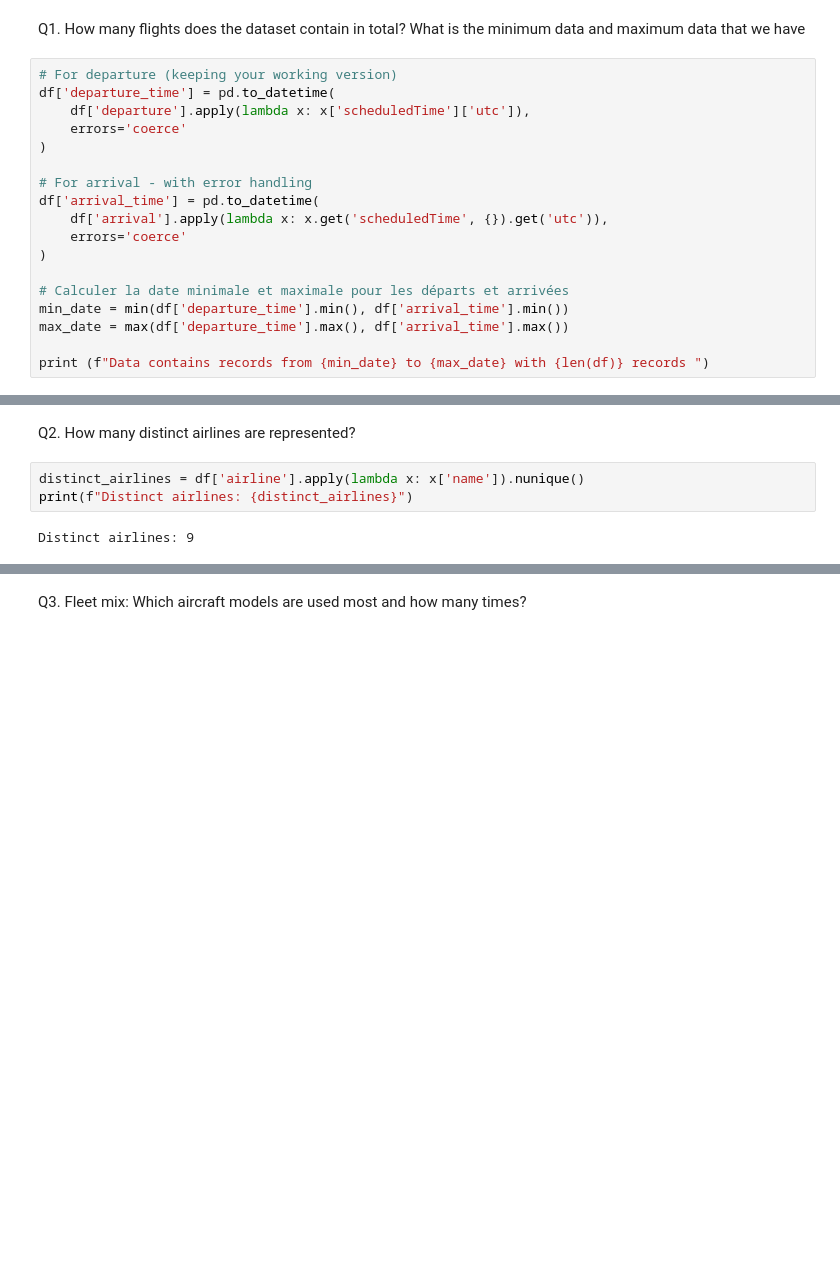
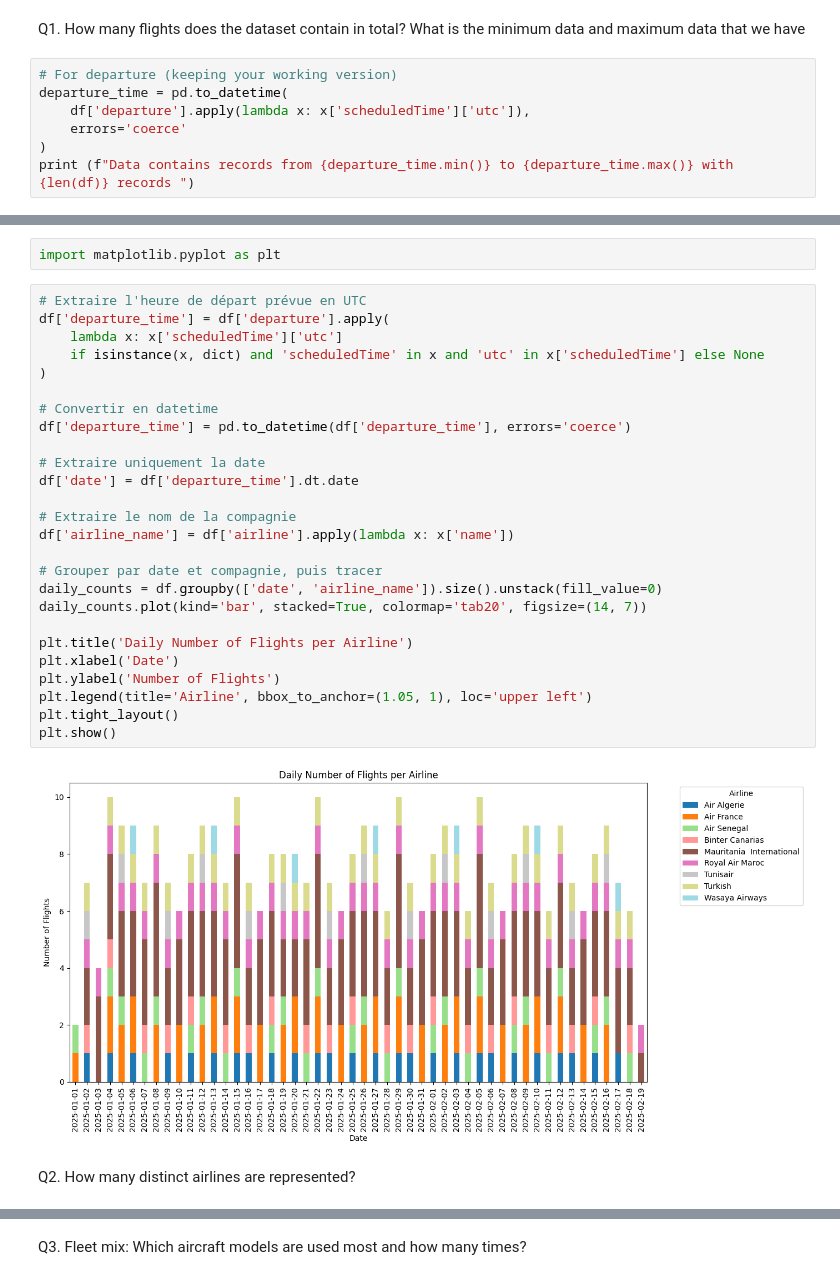
Before and after one commit to abedelb/rimai, a Jupyter notebook: courses/data-engineering/course-2/nkc_airport_analyisis.ipynb, the cells around one changed output, grey strips where cells are left out. Cells and saved outputs as stored; diff of their text form; blank space fills up the shorter version.

Commit message:
Fix: add plots and fix Q5

```diff
--- a/courses/data-engineering/course-2/nkc_airport_analyisis.ipynb
+++ b/courses/data-engineering/course-2/nkc_airport_analyisis.ipynb
@@ -161,20 +161,9 @@ df.head()
 Q1. How many flights does the dataset contain in total? What is the minimum data and maximum data that we have
 # %%
 # For departure (keeping your working version)
-df['departure_time'] = pd.to_datetime(
+departure_time = pd.to_datetime(
     df['departure'].apply(lambda x: x['scheduledTime']['utc']),
     errors='coerce'
 )
-
-# For arrival - with error handling
-df['arrival_time'] = pd.to_datetime(
-    df['arrival'].apply(lambda x: x.get('scheduledTime', {}).get('utc')),
-    errors='coerce'
-)
-
-# Calculer la date minimale et maximale pour les départs et arrivées
-min_date = min(df['departure_time'].min(), df['arrival_time'].min())
-max_date = max(df['departure_time'].max(), df['arrival_time'].max())
-
-print (f"Data contains records from {min_date} to {max_date} with {len(df)} records ")
+print (f"Data contains records from {departure_time.min()} to {departure_time.max()} with {len(df)} records ")
 # %% [output]
@@ -182,7 +176,32 @@ Data contains records from 2025-01-01 21:15:00+00:00 to 2025-02-19 09:30:00+00:0
+# %%
+import matplotlib.pyplot as plt
+# %%
+# Extraire l'heure de départ prévue en UTC
+df['departure_time'] = df['departure'].apply(
+    lambda x: x['scheduledTime']['utc']
+    if isinstance(x, dict) and 'scheduledTime' in x and 'utc' in x['scheduledTime'] else None
+)
+
+# Convertir en datetime
+df['departure_time'] = pd.to_datetime(df['departure_time'], errors='coerce')
+
+# Extraire uniquement la date
+df['date'] = df['departure_time'].dt.date
+
+# Extraire le nom de la compagnie
+df['airline_name'] = df['airline'].apply(lambda x: x['name'])
+
+# Grouper par date et compagnie, puis tracer
+daily_counts = df.groupby(['date', 'airline_name']).size().unstack(fill_value=0)
+daily_counts.plot(kind='bar', stacked=True, colormap='tab20', figsize=(14, 7))
+
+plt.title('Daily Number of Flights per Airline')
+plt.xlabel('Date')
+plt.ylabel('Number of Flights')
+plt.legend(title='Airline', bbox_to_anchor=(1.05, 1), loc='upper left')
+plt.tight_layout()
+plt.show()
+# %% [output]
+[figure, added]
 # %% [markdown]
 Q2. How many distinct airlines are represented?
-# %%
-distinct_airlines = df['airline'].apply(lambda x: x['name']).nunique()
-print(f"Distinct airlines: {distinct_airlines}")
-# %% [output]
-Distinct airlines: 9
```
Also changed, not shown: parts of 15 cells of this notebook.
